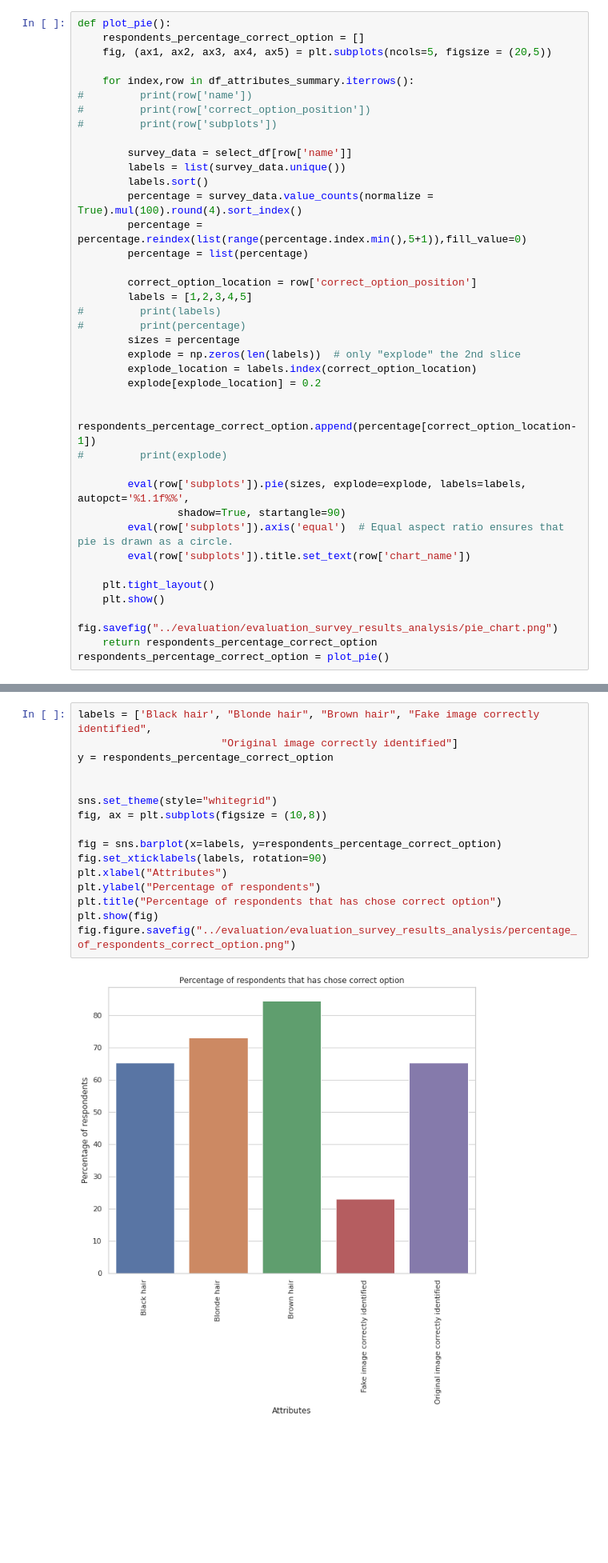
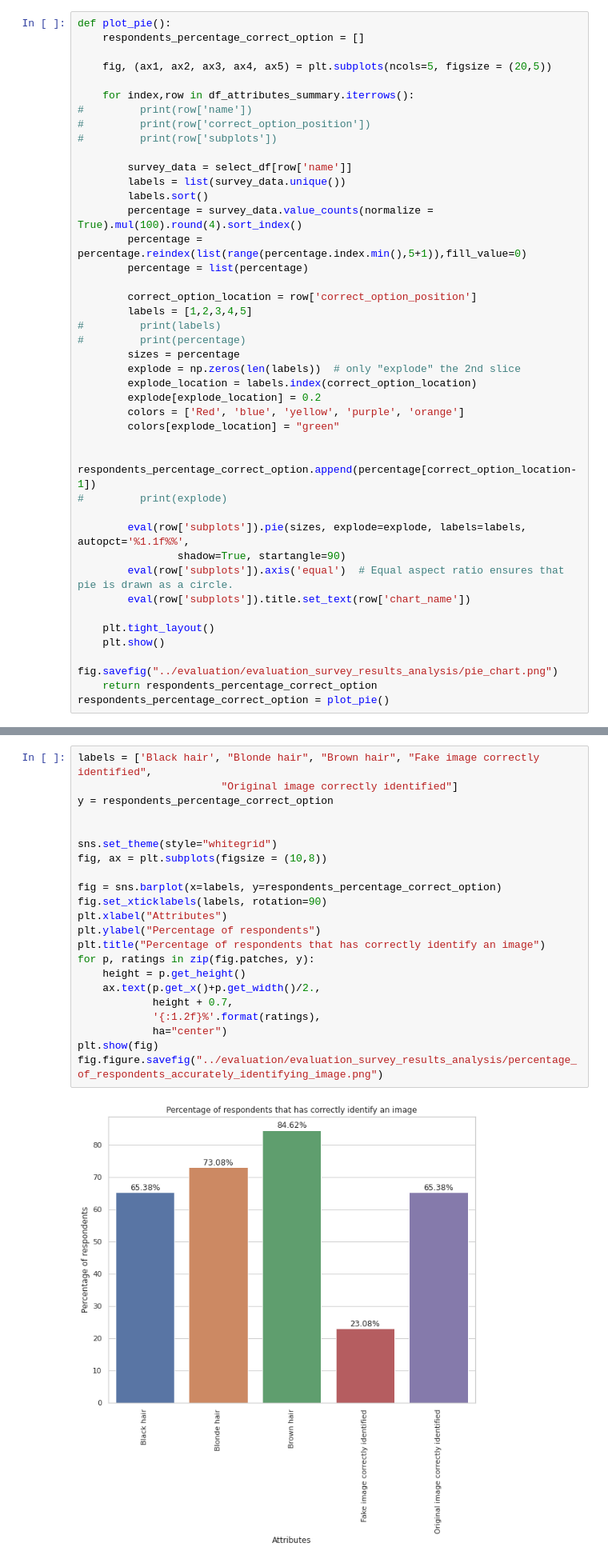
Before and after one commit to abhiyushshrestha/COMP8240_Major_project_Group_A, a Jupyter notebook: stargan-pytorch/notebooks/Evaluation_survey_result_analysis.ipynb, the cells around one changed output, grey strips where cells are left out. Shown: that part at 80% size. Drawn from its saved outputs; the diff is of its cells as text; blank space fills up the shorter version.

```diff
--- a/stargan-pytorch/notebooks/Evaluation_survey_result_analysis.ipynb
+++ b/stargan-pytorch/notebooks/Evaluation_survey_result_analysis.ipynb
@@ -75,6 +75,7 @@ df_attributes_summary = pd.DataFrame({
 # %%
 def plot_pie():
     respondents_percentage_correct_option = []
+
     fig, (ax1, ax2, ax3, ax4, ax5) = plt.subplots(ncols=5, figsize = (20,5))
 
     for index,row in df_attributes_summary.iterrows():
@@ -97,6 +98,8 @@ def plot_pie():
         explode = np.zeros(len(labels))  # only "explode" the 2nd slice
         explode_location = labels.index(correct_option_location)
         explode[explode_location] = 0.2
+        colors = ['Red', 'blue', 'yellow', 'purple', 'orange']
+        colors[explode_location] = "green"
 
         respondents_percentage_correct_option.append(percentage[correct_option_location-1])
 #         print(explode)
@@ -116,18 +119,24 @@ respondents_percentage_correct_option = plot_pie()
 # %%
 labels = ['Black hair', "Blonde hair", "Brown hair", "Fake image correctly identified",
                        "Original image correctly identified"]
 y = respondents_percentage_correct_option
 
 
 sns.set_theme(style="whitegrid")
 fig, ax = plt.subplots(figsize = (10,8))
 
 fig = sns.barplot(x=labels, y=respondents_percentage_correct_option)
 fig.set_xticklabels(labels, rotation=90)
 plt.xlabel("Attributes")
 plt.ylabel("Percentage of respondents")
-plt.title("Percentage of respondents that has chose correct option")
+plt.title("Percentage of respondents that has correctly identify an image")
+for p, ratings in zip(fig.patches, y):
+    height = p.get_height()
+    ax.text(p.get_x()+p.get_width()/2.,
+            height + 0.7,
+            '{:1.2f}%'.format(ratings),
+            ha="center")
 plt.show(fig)
-fig.figure.savefig("../evaluation/evaluation_survey_results_analysis/percentage_of_respondents_correct_option.png")
+fig.figure.savefig("../evaluation/evaluation_survey_results_analysis/percentage_of_respondents_accurately_identifying_image.png")
 # %% [output]
-[figure, old version]
+[figure, new version]
```
Also changed, not shown: parts of 12 cells of this notebook.
